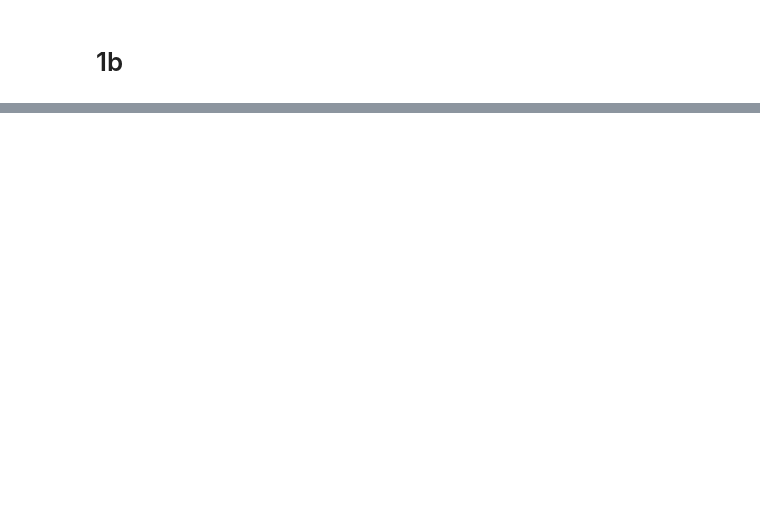
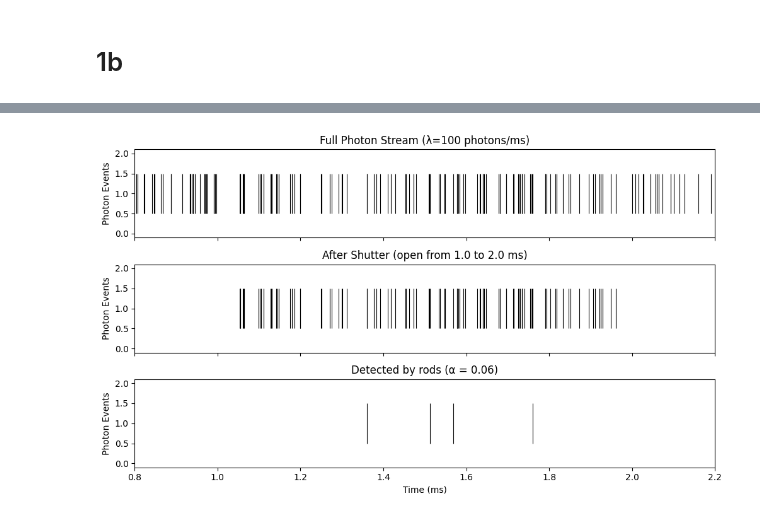
Before and after one commit to RyanL72/CSDS_364, a Jupyter notebook: Assignment_A2b/A2b_rhl72.ipynb, the cells around one changed output, grey strips where cells are left out. Cells and saved outputs as stored; diff of their text form; code cells hidden in the pictures; blank space fills up the shorter version.

```diff
--- a/Assignment_A2b/A2b_rhl72.ipynb
+++ b/Assignment_A2b/A2b_rhl72.ipynb
@@ -22,0 +134,76 @@ plotflash(t)
+# %%
+def lightflash(lambd, t1=0.8, t2=2.2):
+    """
+    Simulate a Poisson process with rate `lambd` within the interval [t1, t2].
+
+    lambd - Poisson rate (events per unit time)
+    t1, t2 - Start and end time of the process
+    """
+    T = t2 - t1  # Duration of process
+
+    # Sample the number of events from a Poisson distribution
+    N = np.random.poisson(lambd * T)  # Number of events
+
+    # Generate random event times
+    event_times = randtimes(N, t1, t2)
+
+    # Return sorted event times
+    return np.sort(event_times)
+# %%
+def plotflash(photon_times, ax):
+    """
+    Plot photon arrival times as vertical lines.
+
+    photon_times: array of arrival times
+    ax: matplotlib axis object
+    """
+    ax.eventplot(photon_times, orientation='horizontal', colors='black', linewidths=0.8)
+    ax.set_ylabel("Photon Events")
+
+def simulate_flash():
+    """
+    Simulate a flash of light with three stages:
+    1. Full photon stream.
+    2. Photons passing through a shutter that is open from s1 to s2.
+    3. Photons detected by rods (each photon is detected with probability α).
+
+    The simulation is done in milliseconds.
+    """
+    # Parameters
+    lam = 100        # photon rate: 100 photons per ms
+    full_t1, full_t2 = 0.8, 2.2  # flash interval in ms
+    s1, s2 = 1.0, 2.0            # shutter open from 1 to 2 ms
+    alpha = 0.06               # fraction absorbed/detected by rods
+
+    # Generate full photon stream
+    full_stream = lightflash(lam, t1=full_t1, t2=full_t2)
+
+    # Photons passing through shutter: those events between s1 and s2.
+    shutter_stream = full_stream[(full_stream >= s1) & (full_stream <= s2)]
+
+    # Detected photons: each photon from the shutter stream is detected with probability α.
+    detected_stream = shutter_stream[np.random.rand(len(shutter_stream)) < alpha]
+
+    # Create subplots with aligned x-axes (in ms)
+    fig, axes = plt.subplots(3, 1, sharex=True, figsize=(10, 6))
+
+    # Plot full stream
+    plotflash(full_stream, ax=axes[0])
+    axes[0].set_title("Full Photon Stream (λ=100 photons/ms)")
+    axes[0].set_xlim(full_t1, full_t2)
+
+    # Plot after shutter
+    plotflash(shutter_stream, ax=axes[1])
+    axes[1].set_title("After Shutter (open from %.1f to %.1f ms)" % (s1, s2))
+
+    # Plot detected photons
+    plotflash(detected_stream, ax=axes[2])
+    axes[2].set_title("Detected by rods (α = %.2f)" % alpha)
+    axes[2].set_xlabel("Time (ms)")
+
+    plt.tight_layout()
+
+
+simulate_flash()
+# %% [output]
+[figure, added]
```
Also changed, not shown: parts of 21 cells of this notebook, 4 other files.
